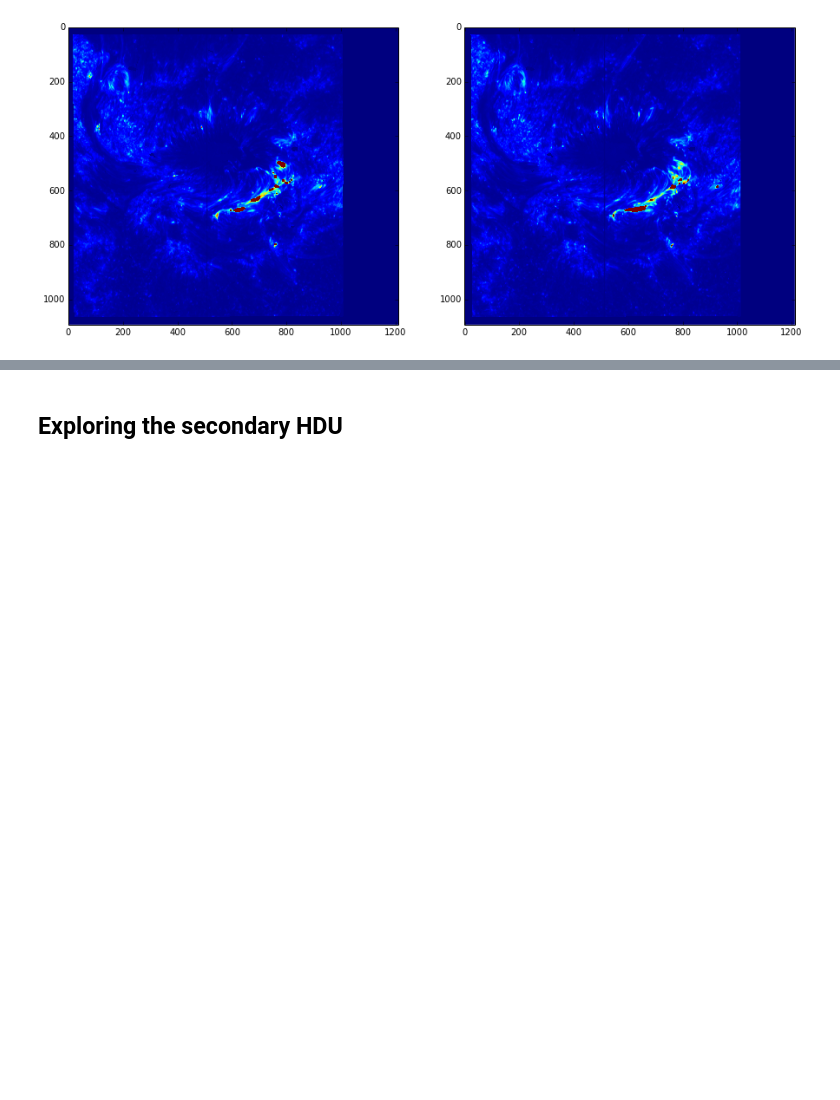
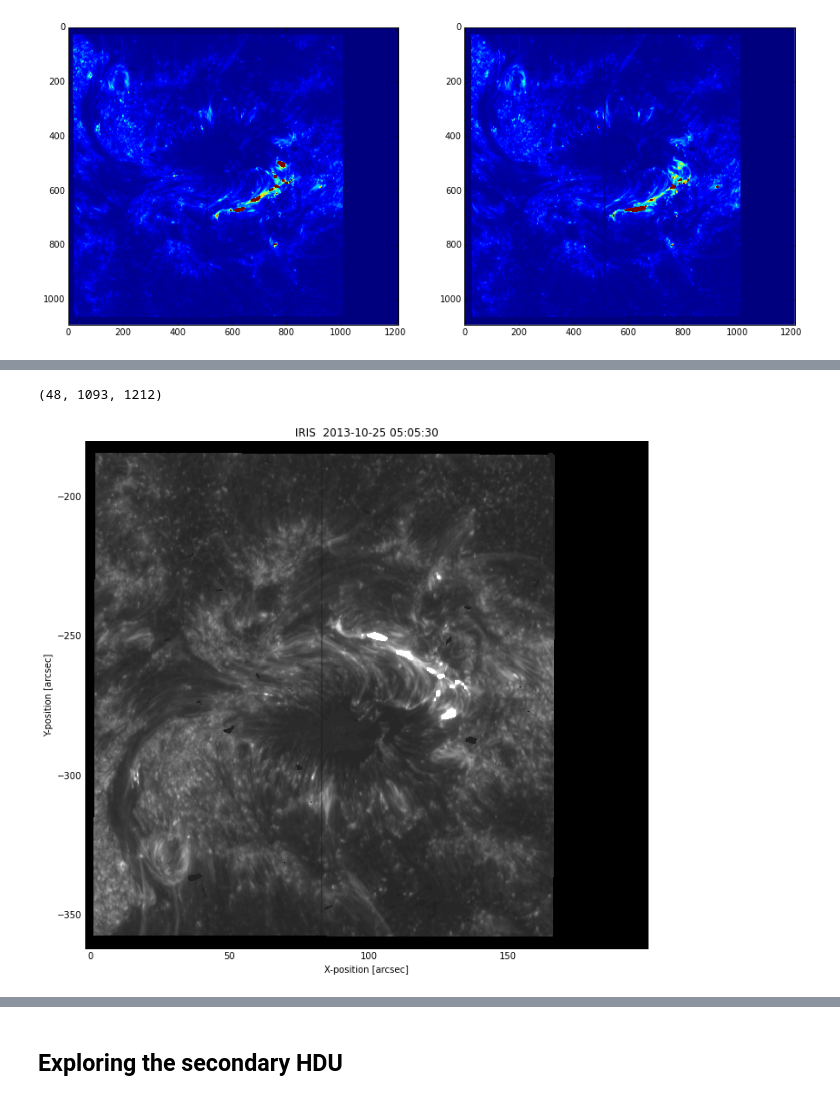
Before and after one commit to ehsteve/ipython-notebooks, a Jupyter notebook: IRIS.ipynb, the cells around one changed output, grey strips where cells are left out. Cells and saved outputs as stored; diff of their text form; code cells hidden in the pictures; blank space fills up the shorter version.

```diff
--- a/IRIS.ipynb
+++ b/IRIS.ipynb
@@ -91,4 +99,4 @@ f
  <astropy.io.fits.hdu.image.ImageHDU at 0x...>,
  <astropy.io.fits.hdu.table.TableHDU at 0x...>]
 # %%
-f[0].header
+header = f[0].header
@@ -143,0 +175,14 @@ for i in range(num_plots):
+# %%
+np.shape(irismap[0].data)
+# %% [output]
+(48, 1093, 1212)
+# %%
+from sunpy.map import GenericMap
+imap = GenericMap(f[0].data[0,:,:], header)
+# %%
+plt.figure(figsize=(15, 10))
+imap.cmap.set_gamma(0.45)
+imap.plot()
+plt.show()
+# %% [output]
+[figure, added]
```
Also changed, not shown: parts of 35 cells of this notebook, 1 other file.
